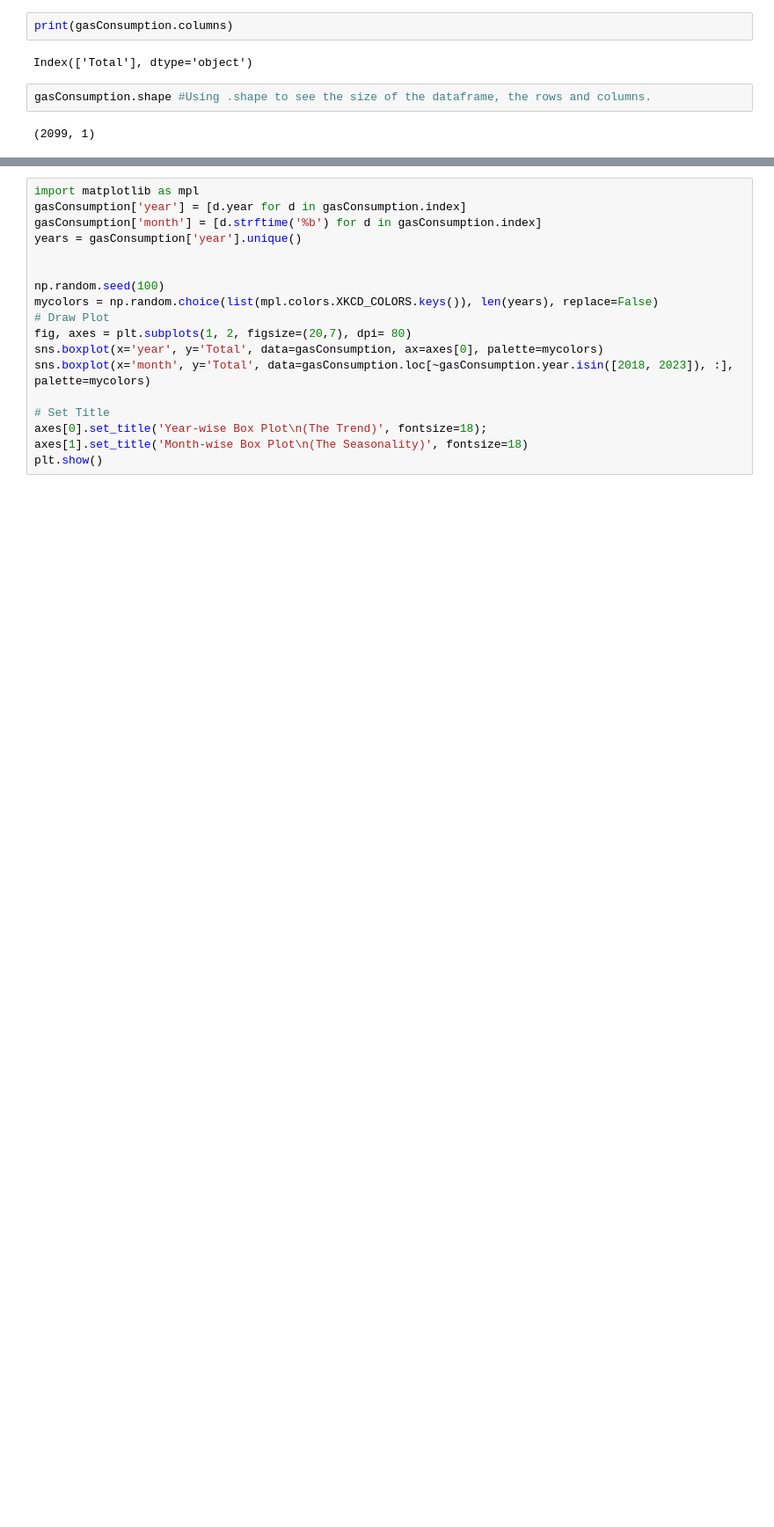
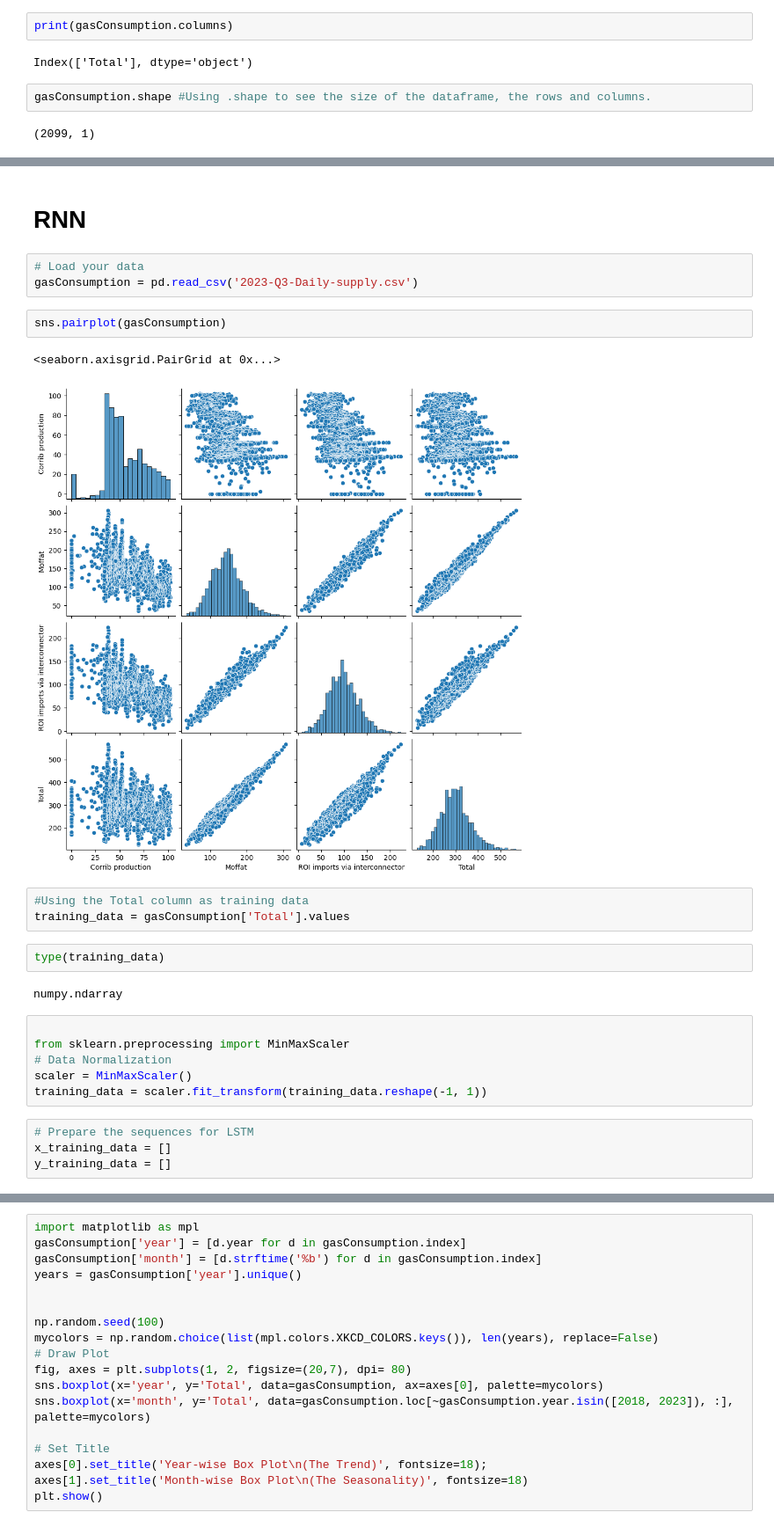
Before and after one commit to EdMendoza93/2023162, a Jupyter notebook: Integrated CA1 Sem 2 MSc in Data.ipynb, the cells around one changed output, grey strips where cells are left out. Shown: that part at 88% size. Drawn from its saved outputs; the diff is of its cells as text; blank space fills up the shorter version.

```diff
--- a/Integrated CA1 Sem 2 MSc in Data.ipynb
+++ b/Integrated CA1 Sem 2 MSc in Data.ipynb
@@ -127,0 +121,27 @@ Index: []
+# %% [markdown]
+# RNN
+# %%
+# Load your data
+gasConsumption = pd.read_csv('2023-Q3-Daily-supply.csv')
+# %%
+sns.pairplot(gasConsumption)
+# %% [output]
+<seaborn.axisgrid.PairGrid at 0x...>
+[figure, added]
+# %%
+#Using the Total column as training data
+training_data = gasConsumption['Total'].values
+# %%
+type(training_data)
+# %% [output]
+numpy.ndarray
+# %%
+
+from sklearn.preprocessing import MinMaxScaler
+# Data Normalization
+scaler = MinMaxScaler()
+training_data = scaler.fit_transform(training_data.reshape(-1, 1))
+# %%
+# Prepare the sequences for LSTM
+x_training_data = []
+y_training_data = []
```
Also changed, not shown: parts of 30 cells of this notebook.
